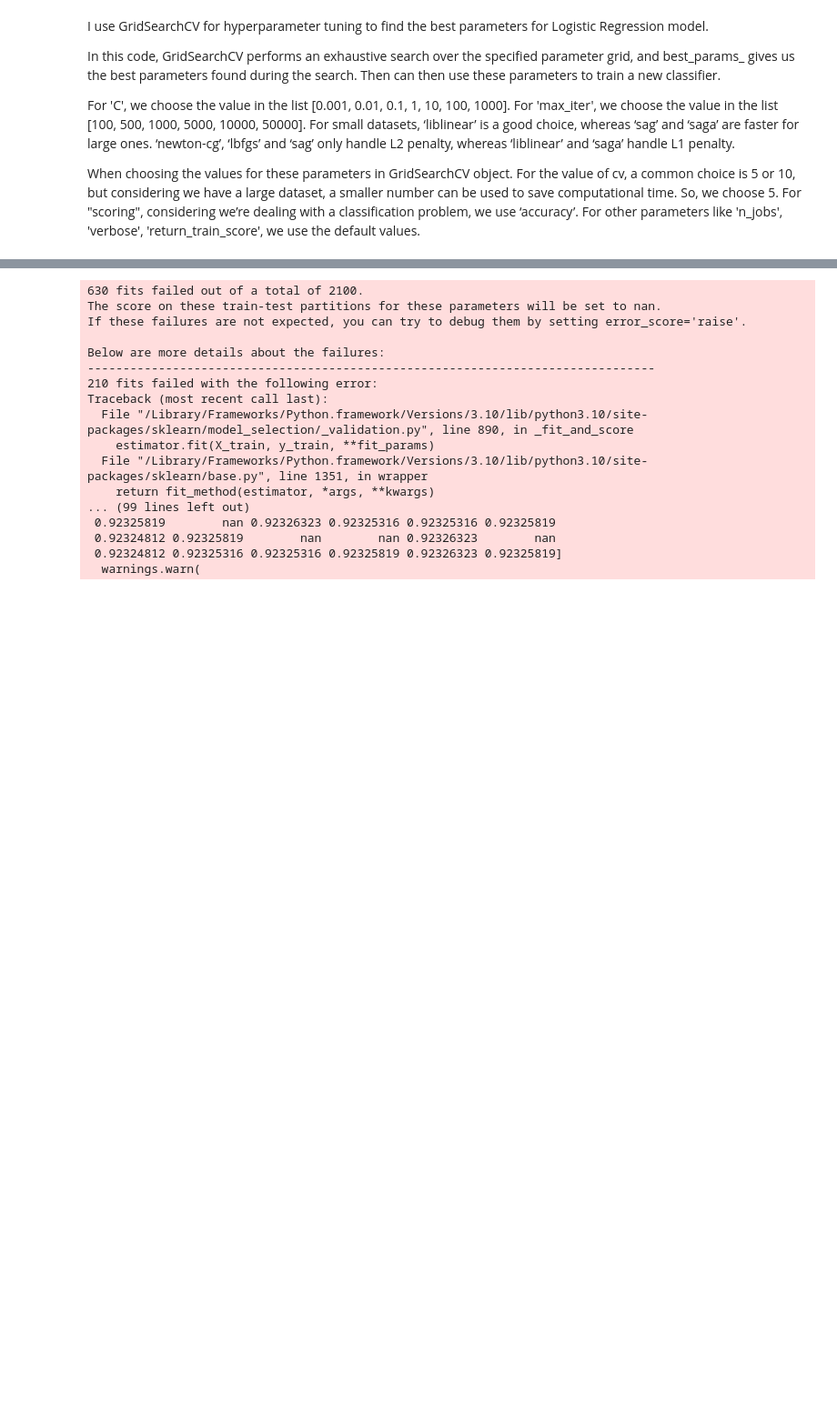
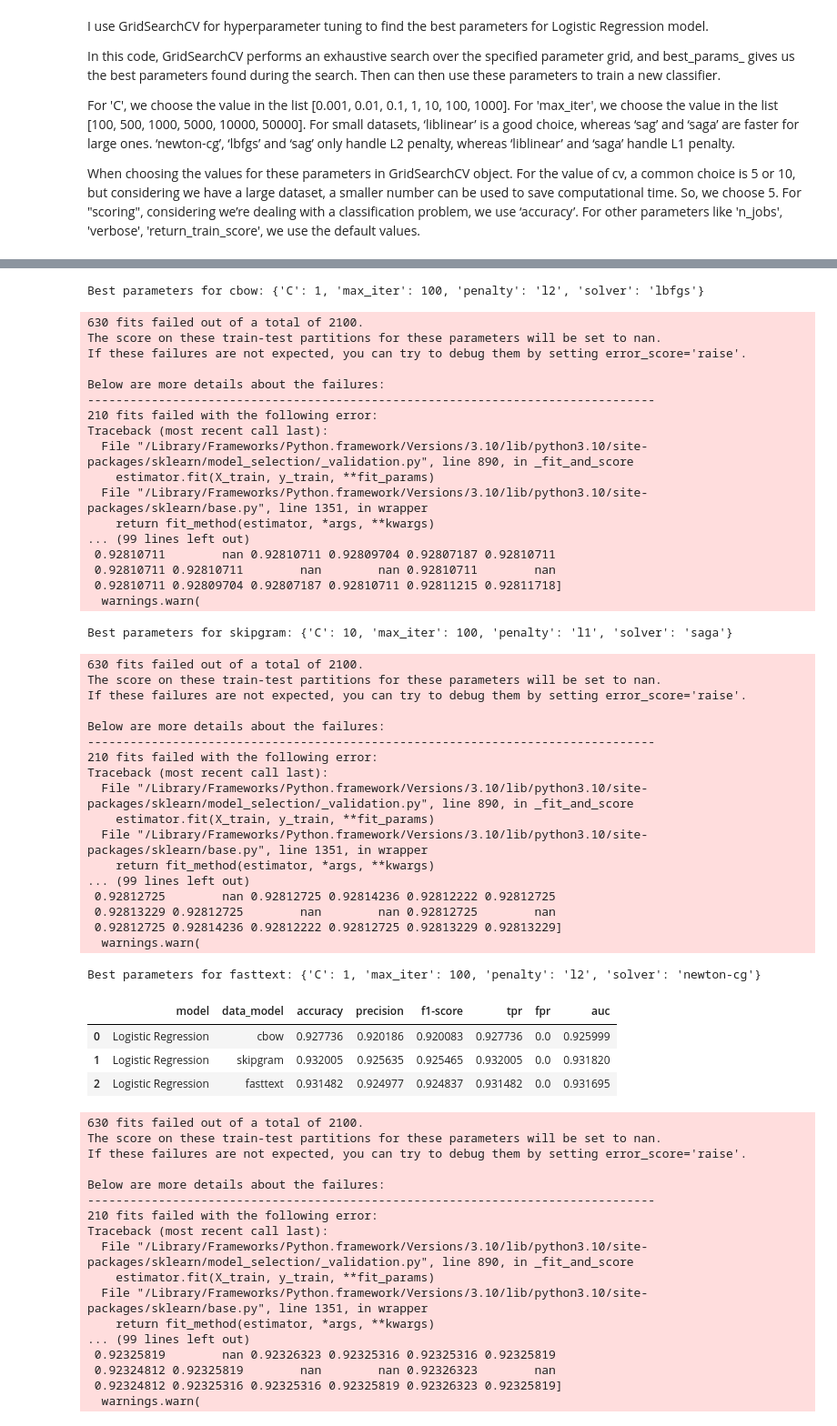
Before and after one commit to awakn123/CS6120NLP, a Jupyter notebook: A3/Logistic_Regression.ipynb, the cells around one changed output, grey strips where cells are left out. Shown at 91% size. Saved outputs shown, nothing was run; the diff lists cells and outputs as text; code cells hidden in the pictures; blank space fills up the shorter version.

```diff
--- a/A3/Logistic_Regression.ipynb
+++ b/A3/Logistic_Regression.ipynb
@@ -334,12 +334,11 @@ def convertAndReduceDimension(df):
 		return df_pca
 
 df_cbow = convertAndReduceDimension(df_cbow_model)
-# Assuming df_final is your final DataFrame after PCA
-X = df_cbow.drop('sentiment', axis=1).values  # Features
-y = df_cbow['sentiment'].values  # Labels
+df_skipgram = convertAndReduceDimension(df_skipgram_model)
+df_fasttext = convertAndReduceDimension(df_fasttext_model)
 
-# Splitting the data into training and validation sets
-X_train, X_val, y_train, y_val = train_test_split(X, y, test_size=0.2, random_state=42)
+# Define your DataFrame to hold the results
+results_df = pd.DataFrame(columns=['model', 'data_model', 'accuracy', 'precision', 'f1-score', 'tpr', 'fpr', 'auc'])
 # %% [output]
 A value is trying to be set on a copy of a slice from a DataFrame.
 Try using .loc[row_indexer,col_indexer] = value instead
@@ -360,0 +431,18 @@ When choosing the values for these parameters in GridSearchCV object. For the va
+# %%
+# Define the parameter grid
+param_grid = {
+    'C': [0.001, 0.01, 0.1, 1, 10, 100, 1000],
+    'penalty': ['l1', 'l2'],
+    'max_iter': [100, 500, 1000, 5000, 10000, 50000],
+    'solver': ['newton-cg', 'lbfgs', 'liblinear', 'sag', 'saga']
+}
+
+results_df = pd.DataFrame(columns=['model', 'data_model', 'accuracy', 'precision', 'f1-score', 'tpr', 'fpr', 'auc'])
+cbow_data, logistic_regression_cbow_model = train_with_logistic_regression(df_cbow, param_grid, 'cbow')
+results_df = results_df._append(cbow_data, ignore_index=True)
+skipgram_data, logistic_regression_skipgram_model = train_with_logistic_regression(df_skipgram, param_grid, 'skipgram')
+results_df = results_df._append(skipgram_data, ignore_index=True)
+fasttext_data, logistic_regression_fasttext_model = train_with_logistic_regression(df_fasttext, param_grid, 'fasttext')
+results_df = results_df._append(fasttext_data, ignore_index=True)
+display(results_df)
+# %% [output]
@@ -361,3 +466,44 @@ When choosing the values for these parameters in GridSearchCV object. For the va
+Best parameters for cbow: {'C': 1, 'max_iter': 100, 'penalty': 'l2', 'solver': 'lbfgs'}
+630 fits failed out of a total of 2100.
+The score on these train-test partitions for these parameters will be set to nan.
+If these failures are not expected, you can try to debug them by setting error_score='raise'.
+
+Below are more details about the failures:
+--------------------------------------------------------------------------------
+210 fits failed with the following error:
+Traceback (most recent call last):
+  File "/Library/Frameworks/Python.framework/Versions/3.10/lib/python3.10/site-packages/sklearn/model_selection/_validation.py", line 890, in _fit_and_score
+    estimator.fit(X_train, y_train, **fit_params)
+  File "/Library/Frameworks/Python.framework/Versions/3.10/lib/python3.10/site-packages/sklearn/base.py", line 1351, in wrapper
+    return fit_method(estimator, *args, **kwargs)
+... (99 lines left out)
+ 0.92810711        nan 0.92810711 0.92809704 0.92807187 0.92810711
+ 0.92810711 0.92810711        nan        nan 0.92810711        nan
+ 0.92810711 0.92809704 0.92807187 0.92810711 0.92811215 0.92811718]
+  warnings.warn(
+Best parameters for skipgram: {'C': 10, 'max_iter': 100, 'penalty': 'l1', 'solver': 'saga'}
+630 fits failed out of a total of 2100.
+The score on these train-test partitions for these parameters will be set to nan.
+If these failures are not expected, you can try to debug them by setting error_score='raise'.
+
+Below are more details about the failures:
+--------------------------------------------------------------------------------
+210 fits failed with the following error:
+Traceback (most recent call last):
+  File "/Library/Frameworks/Python.framework/Versions/3.10/lib/python3.10/site-packages/sklearn/model_selection/_validation.py", line 890, in _fit_and_score
+    estimator.fit(X_train, y_train, **fit_params)
+  File "/Library/Frameworks/Python.framework/Versions/3.10/lib/python3.10/site-packages/sklearn/base.py", line 1351, in wrapper
+    return fit_method(estimator, *args, **kwargs)
+... (99 lines left out)
+ 0.92812725        nan 0.92812725 0.92814236 0.92812222 0.92812725
+ 0.92813229 0.92812725        nan        nan 0.92812725        nan
+ 0.92812725 0.92814236 0.92812222 0.92812725 0.92813229 0.92813229]
+  warnings.warn(
+Best parameters for fasttext: {'C': 1, 'max_iter': 100, 'penalty': 'l2', 'solver': 'newton-cg'}
+|  | model | data_model | accuracy | precision | f1-score | tpr | fpr | auc |
+| 0 | Logistic Regression | cbow | 0.927736 | 0.920186 | 0.920083 | 0.927736 | 0.0 | 0.925999 |
+| 1 | Logistic Regression | skipgram | 0.932005 | 0.925635 | 0.925465 | 0.932005 | 0.0 | 0.931820 |
+| 2 | Logistic Regression | fasttext | 0.931482 | 0.924977 | 0.924837 | 0.931482 | 0.0 | 0.931695 |
 # %%
 from sklearn.model_selection import GridSearchCV
 from sklearn.linear_model import LogisticRegression
```
Also changed, not shown: parts of 4 cells of this notebook.
